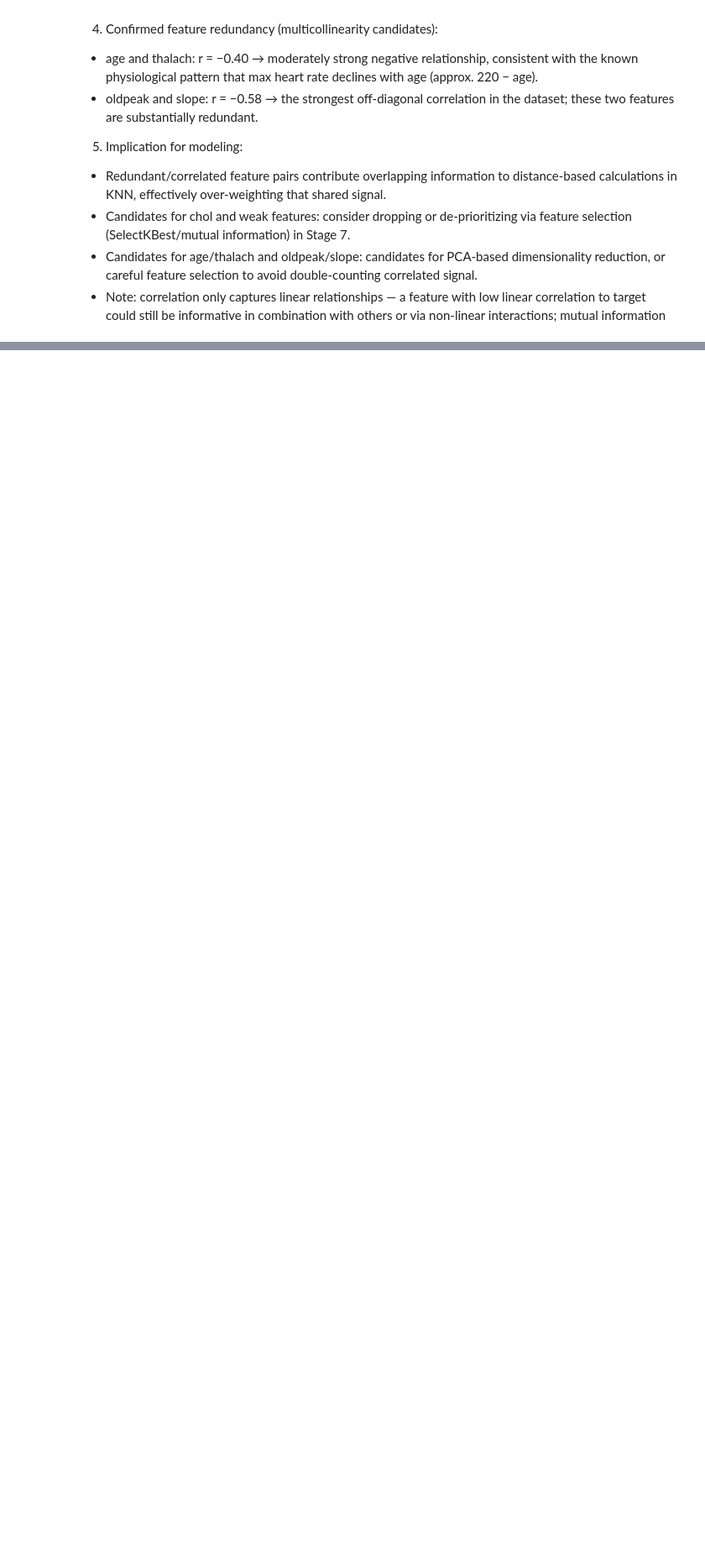
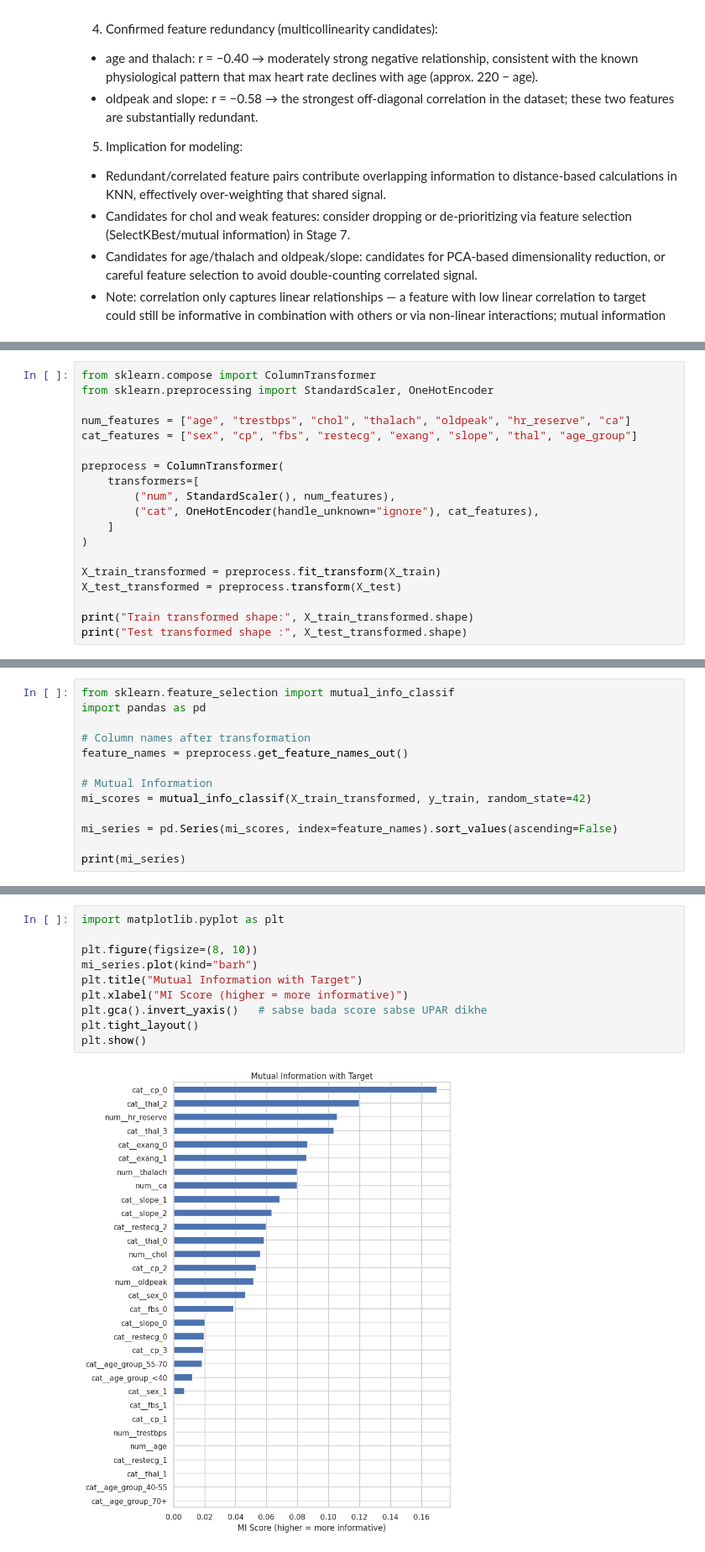
Before and after one commit to VishRoy/kaggle-notebook, a Jupyter notebook: Medical_KNN.ipynb, the cells around one changed output, grey strips where cells are left out. Shown at 84% size. Drawn from its saved outputs; the diff is of its cells as text; blank space fills up the shorter version.

```diff
--- a/Medical_KNN.ipynb
+++ b/Medical_KNN.ipynb
@@ -238,0 +456,19 @@ plt.show()
+# %%
+from sklearn.compose import ColumnTransformer
+from sklearn.preprocessing import StandardScaler, OneHotEncoder
+
+num_features = ["age", "trestbps", "chol", "thalach", "oldpeak", "hr_reserve", "ca"]
+cat_features = ["sex", "cp", "fbs", "restecg", "exang", "slope", "thal", "age_group"]
+
+preprocess = ColumnTransformer(
+    transformers=[
+        ("num", StandardScaler(), num_features),
+        ("cat", OneHotEncoder(handle_unknown="ignore"), cat_features),
+    ]
+)
+
+X_train_transformed = preprocess.fit_transform(X_train)
+X_test_transformed = preprocess.transform(X_test)
+
+print("Train transformed shape:", X_train_transformed.shape)
+print("Test transformed shape :", X_test_transformed.shape)
@@ -238,0 +525,13 @@ plt.show()
+# %%
+from sklearn.feature_selection import mutual_info_classif
+import pandas as pd
+
+# Column names after transformation
+feature_names = preprocess.get_feature_names_out()
+
+# Mutual Information
+mi_scores = mutual_info_classif(X_train_transformed, y_train, random_state=42)
+
+mi_series = pd.Series(mi_scores, index=feature_names).sort_values(ascending=False)
+
+print(mi_series)
@@ -238,0 +556,12 @@ plt.show()
+# %%
+import matplotlib.pyplot as plt
+
+plt.figure(figsize=(8, 10))
+mi_series.plot(kind="barh")
+plt.title("Mutual Information with Target")
+plt.xlabel("MI Score (higher = more informative)")
+plt.gca().invert_yaxis()   # sabse bada score sabse UPAR dikhe
+plt.tight_layout()
+plt.show()
+# %% [output]
+[figure, added]
```
Also changed, not shown: parts of 14 cells of this notebook.
